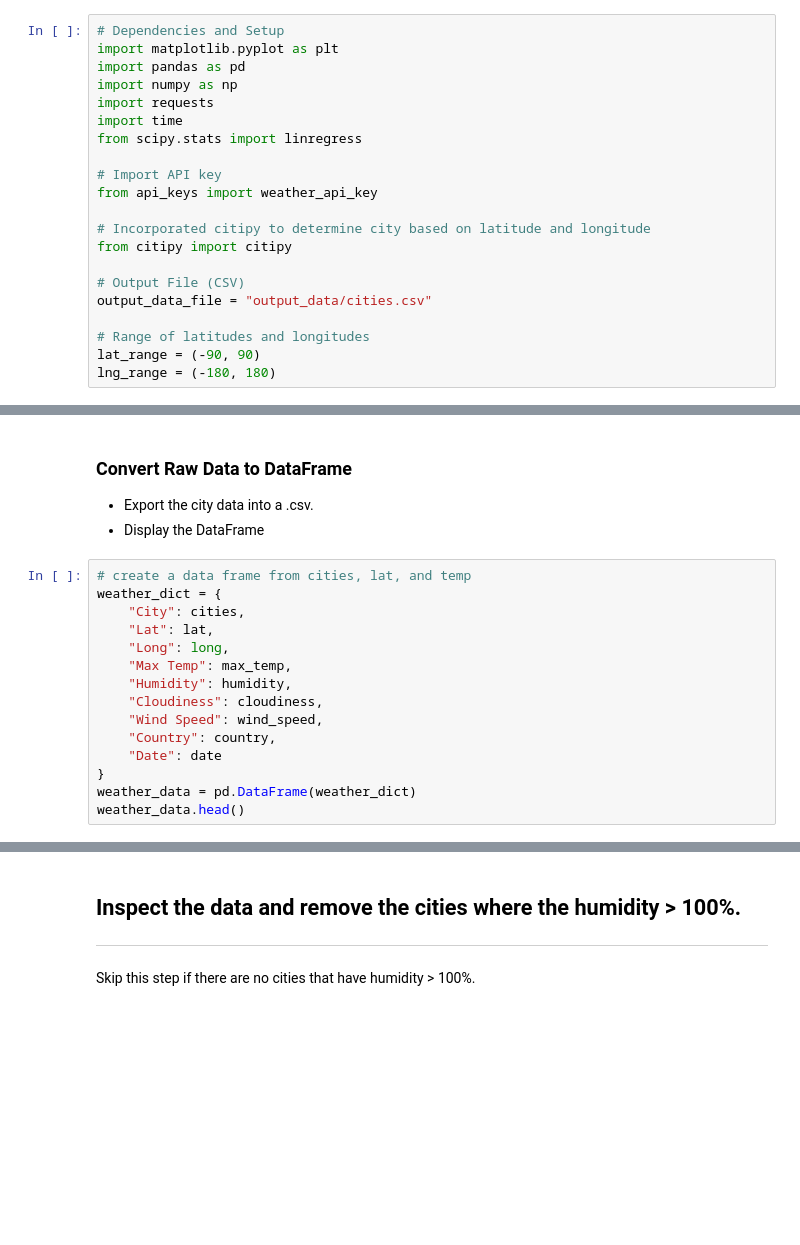
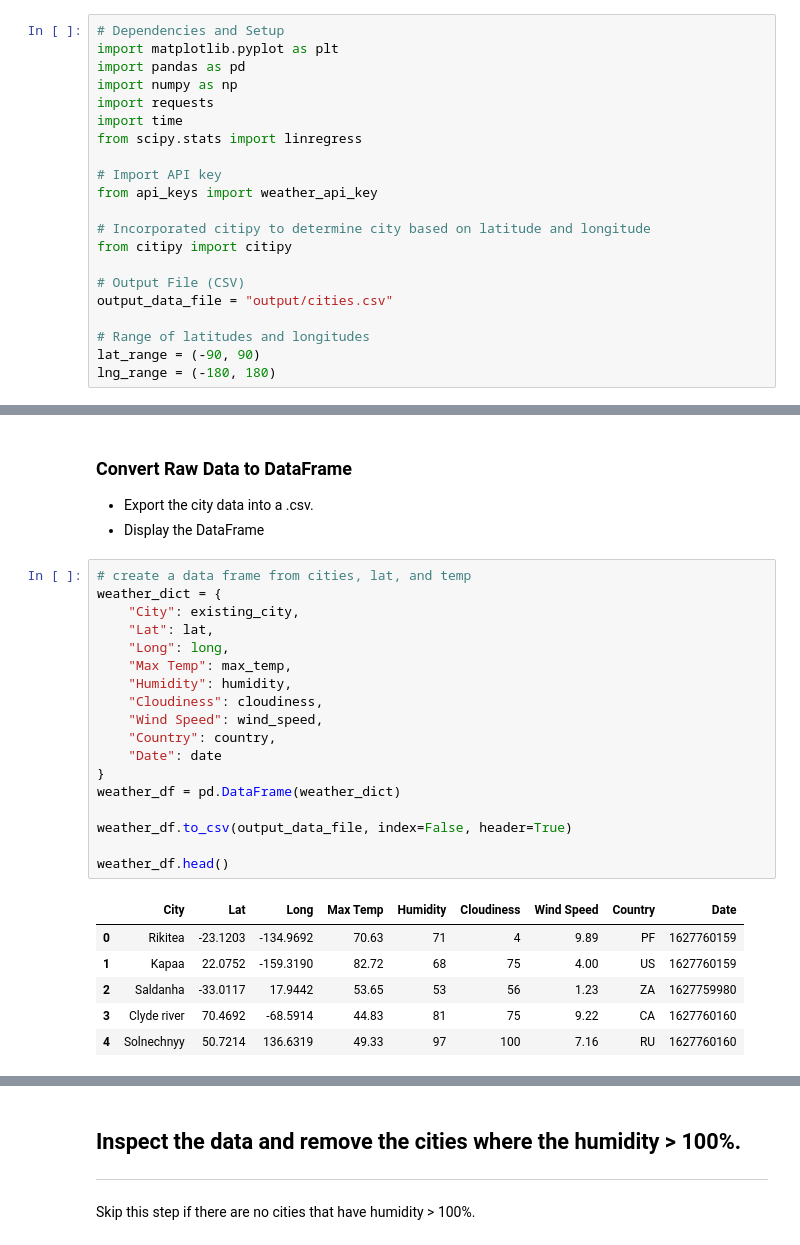
Before and after one commit to Sjenn257/python-api-challenge, a Jupyter notebook: WeatherPy/WeatherPy.ipynb, the cells around one changed output, grey strips where cells are left out. Saved outputs shown, nothing was run; the diff lists cells and outputs as text; blank space fills up the shorter version.

```diff
--- a/WeatherPy/WeatherPy.ipynb
+++ b/WeatherPy/WeatherPy.ipynb
@@ -20,7 +20,7 @@ from api_keys import weather_api_key
 from citipy import citipy
 
 # Output File (CSV)
-output_data_file = "output_data/cities.csv"
+output_data_file = "output/cities.csv"
 
 # Range of latitudes and longitudes
 lat_range = (-90, 90)
@@ -115,16 +131,26 @@ print(response)
 # %%
 # create a data frame from cities, lat, and temp
 weather_dict = {
-    "City": cities,
+    "City": existing_city,
     "Lat": lat,
     "Long": long,
     "Max Temp": max_temp,
     "Humidity": humidity,
     "Cloudiness": cloudiness,
     "Wind Speed": wind_speed,
     "Country": country,
     "Date": date
 }
-weather_data = pd.DataFrame(weather_dict)
-weather_data.head()
+weather_df = pd.DataFrame(weather_dict)
+
+weather_df.to_csv(output_data_file, index=False, header=True)
+
+weather_df.head()
+# %% [output]
+|  | City | Lat | Long | Max Temp | Humidity | Cloudiness | Wind Speed | Country | Date |
+| 0 | Rikitea | -23.1203 | -134.9692 | 70.63 | 71 | 4 | 9.89 | PF | 1627760159 |
+| 1 | Kapaa | 22.0752 | -159.3190 | 82.72 | 68 | 75 | 4.00 | US | 1627760159 |
+| 2 | Saldanha | -33.0117 | 17.9442 | 53.65 | 53 | 56 | 1.23 | ZA | 1627759980 |
+| 3 | Clyde river | 70.4692 | -68.5914 | 44.83 | 81 | 75 | 9.22 | CA | 1627760160 |
+| 4 | Solnechnyy | 50.7214 | 136.6319 | 49.33 | 97 | 100 | 7.16 | RU | 1627760160 |
 # %%
```
Also changed, not shown: parts of 7 cells of this notebook, 1 other file.
